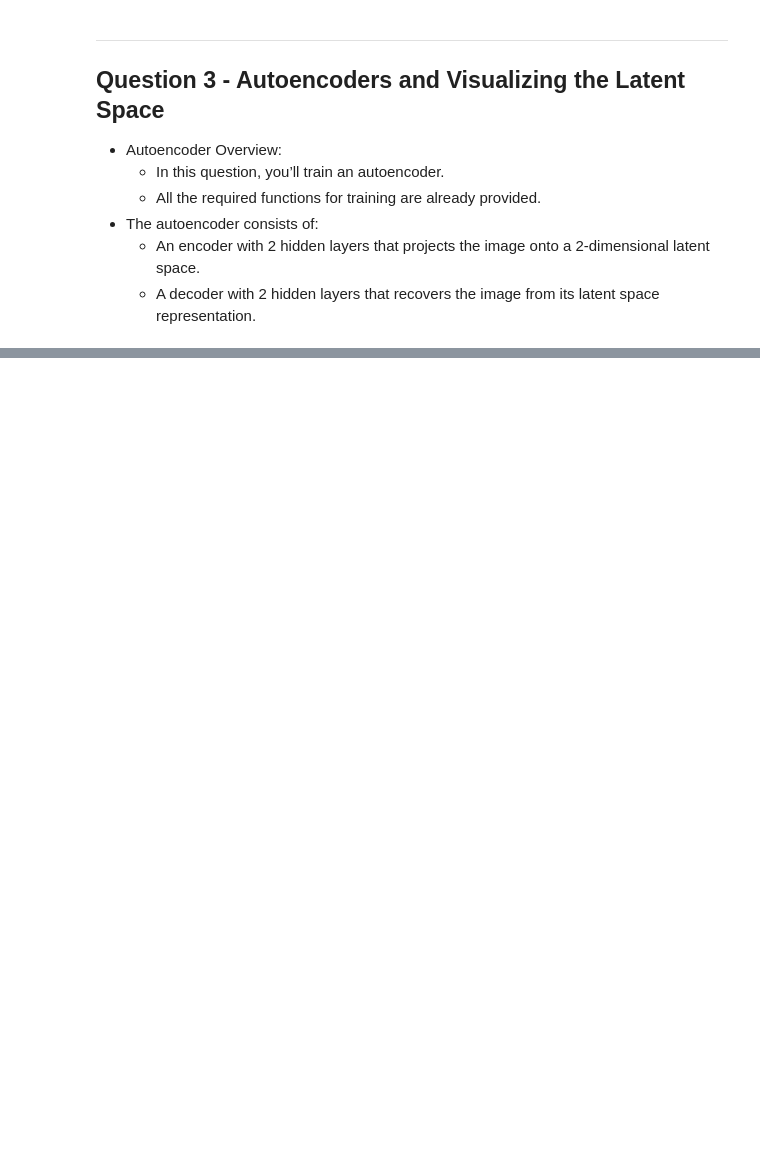
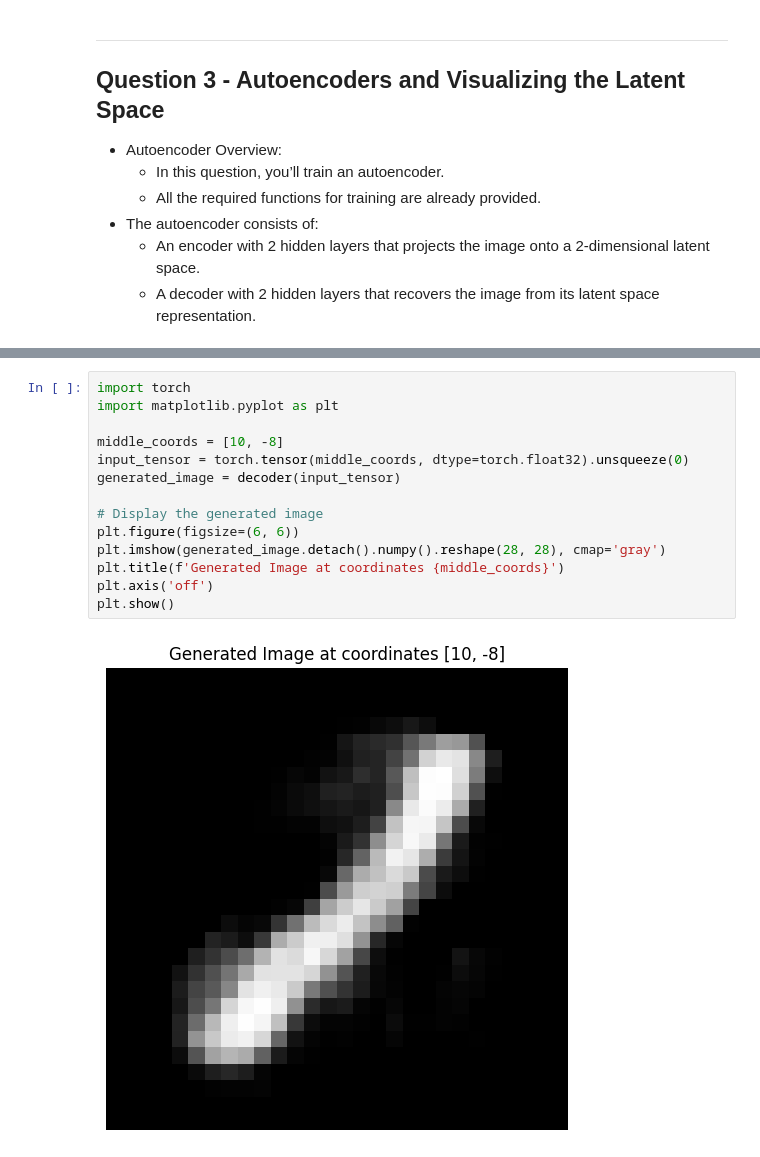
Before and after one commit to amoveablefeastym/CS353, a Jupyter notebook: Homework5.ipynb, the cells around one changed output, grey strips where cells are left out. Drawn from its saved outputs; the diff is of its cells as text; blank space fills up the shorter version.

```diff
--- a/Homework5.ipynb
+++ b/Homework5.ipynb
@@ -215,3 +263,19 @@ q3.plotDecoderMap(decoder, latentSpace)
+# %%
+import torch
+import matplotlib.pyplot as plt
+
+middle_coords = [10, -8]
+input_tensor = torch.tensor(middle_coords, dtype=torch.float32).unsqueeze(0)
+generated_image = decoder(input_tensor)
+
+# Display the generated image
+plt.figure(figsize=(6, 6))
+plt.imshow(generated_image.detach().numpy().reshape(28, 28), cmap='gray')
+plt.title(f'Generated Image at coordinates {middle_coords}')
+plt.axis('off')
+plt.show()
+# %% [output]
+[figure, added]
 # %% [markdown]
 **Questions:**
 - Analysis:
```
Also changed, not shown: parts of 18 cells of this notebook, 3 other files.
